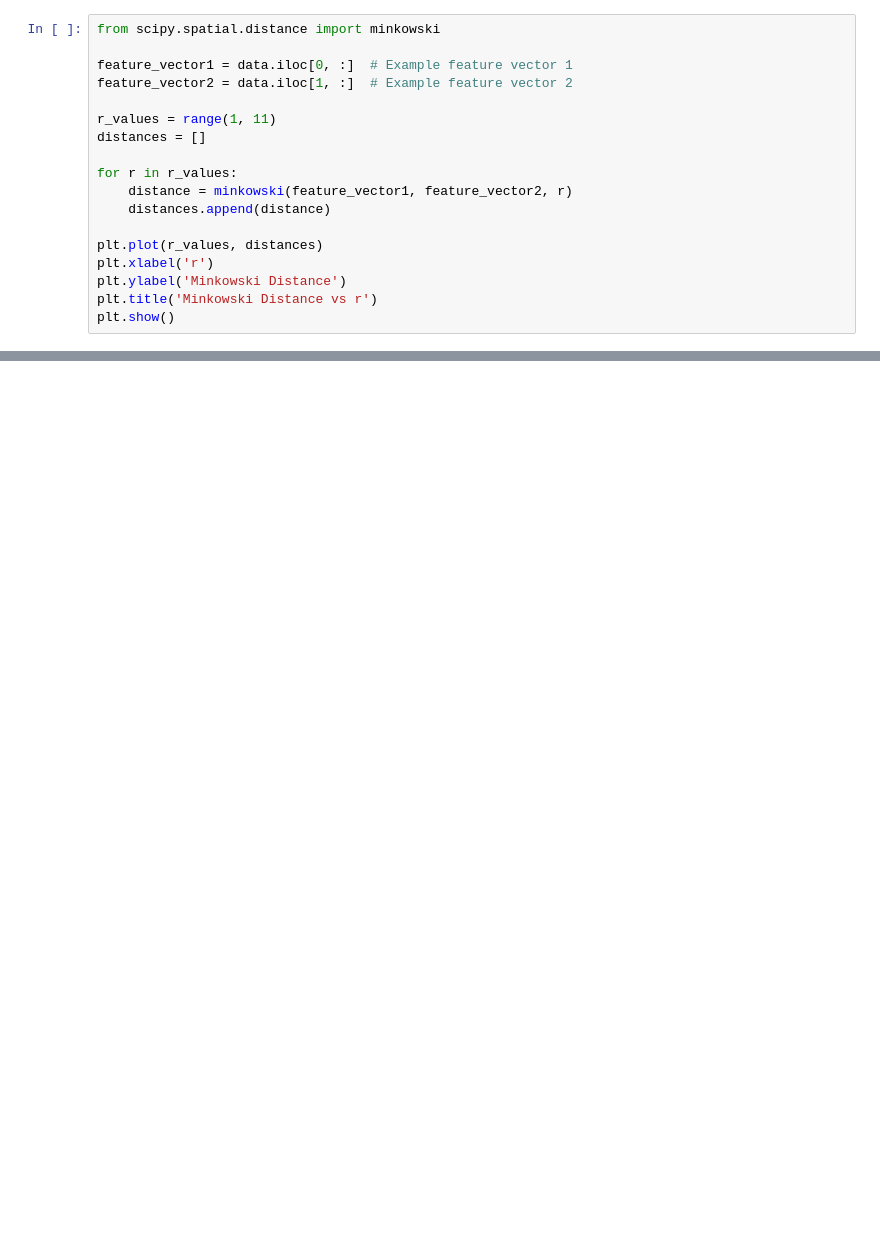
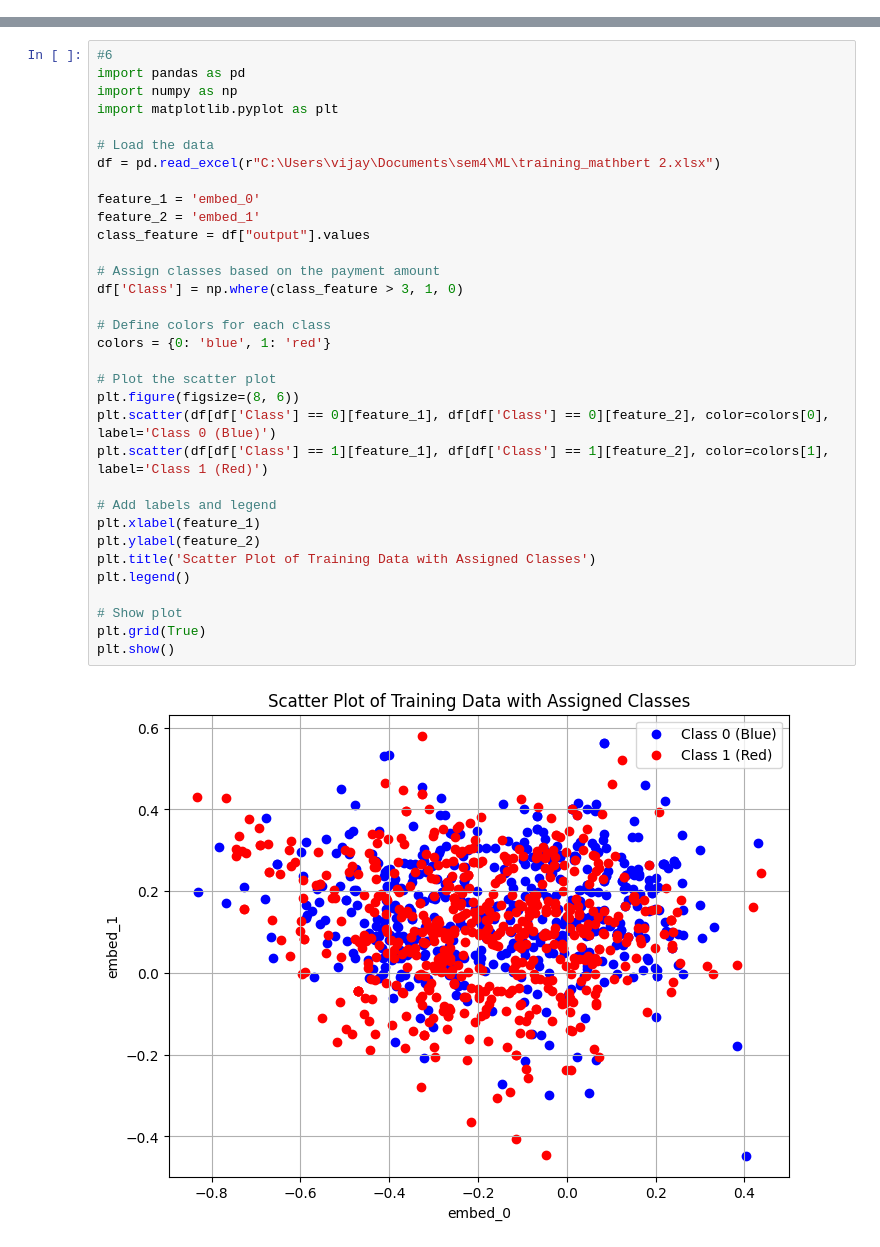
Before and after one commit to vijaygosu/Machine-Learning-lab5, a Jupyter notebook: ML_L4.ipynb, the cells around one changed output, grey strips where cells are left out. Saved outputs shown, nothing was run; the diff lists cells and outputs as text; blank space fills up the shorter version.

```diff
--- a/ML_L4.ipynb
+++ b/ML_L4.ipynb
@@ -83,18 +0,0 @@ Variance: 0.05343827792925803
-# %%
-from scipy.spatial.distance import minkowski
-
-feature_vector1 = data.iloc[0, :]  # Example feature vector 1
-feature_vector2 = data.iloc[1, :]  # Example feature vector 2
-
-r_values = range(1, 11)
-distances = []
-
-for r in r_values:
-    distance = minkowski(feature_vector1, feature_vector2, r)
-    distances.append(distance)
-
-plt.plot(r_values, distances)
-plt.xlabel('r')
-plt.ylabel('Minkowski Distance')
-plt.title('Minkowski Distance vs r')
-plt.show()
@@ -126,0 +152,35 @@ ValueError: Unknown label type: continuous. Maybe you are trying to fit a classi
+# %%
+#6
+import pandas as pd
+import numpy as np
+import matplotlib.pyplot as plt
+
+# Load the data
+df = pd.read_excel(r"C:\Users\vijay\Documents\sem4\ML\training_mathbert 2.xlsx")
+
+feature_1 = 'embed_0'
+feature_2 = 'embed_1'
+class_feature = df["output"].values
+
+# Assign classes based on the payment amount
+df['Class'] = np.where(class_feature > 3, 1, 0)
+
+# Define colors for each class
+colors = {0: 'blue', 1: 'red'}
+
+# Plot the scatter plot
+plt.figure(figsize=(8, 6))
+plt.scatter(df[df['Class'] == 0][feature_1], df[df['Class'] == 0][feature_2], color=colors[0], label='Class 0 (Blue)')
+plt.scatter(df[df['Class'] == 1][feature_1], df[df['Class'] == 1][feature_2], color=colors[1], label='Class 1 (Red)')
+
+# Add labels and legend
+plt.xlabel(feature_1)
+plt.ylabel(feature_2)
+plt.title('Scatter Plot of Training Data with Assigned Classes')
+plt.legend()
+
+# Show plot
+plt.grid(True)
+plt.show()
+# %% [output]
+[figure, added]
```
Also changed, not shown: parts of 9 cells of this notebook.
